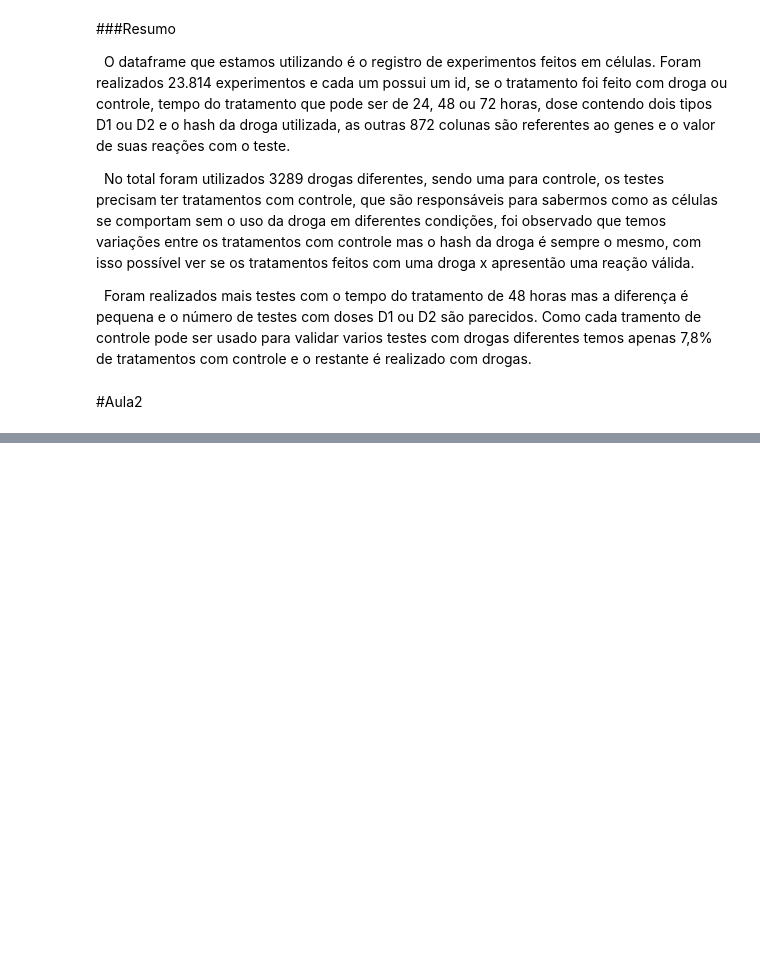
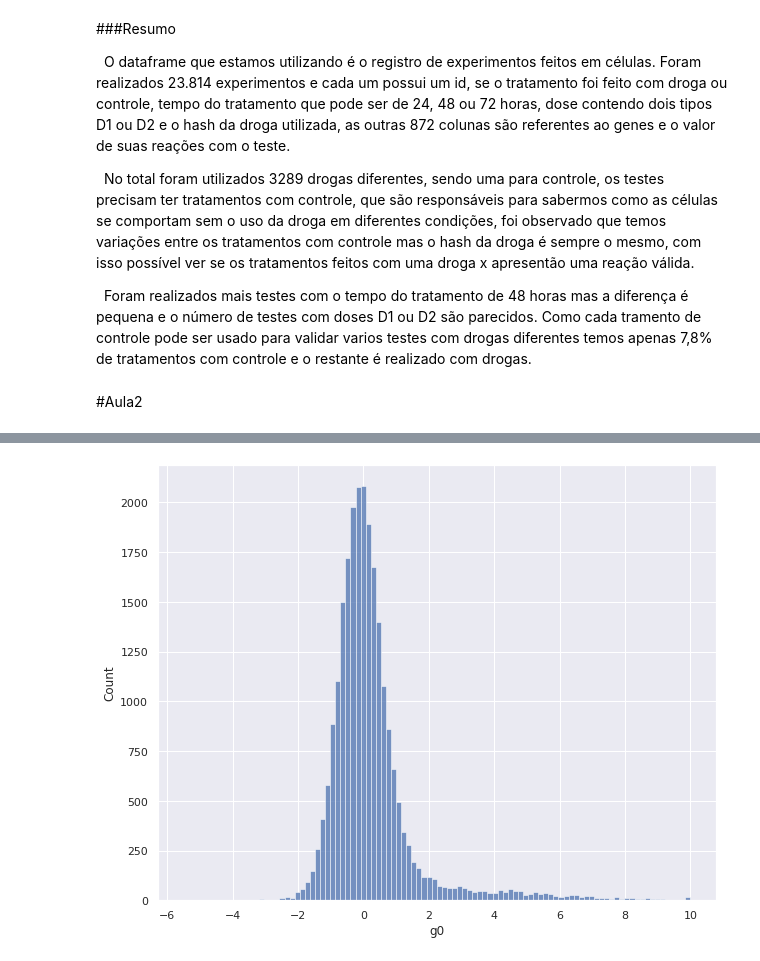
Before and after one commit to guidsantos/ImersaoDadosAlura, a Jupyter notebook: Imersão_de_Dados_Alura_01.ipynb, the cells around one changed output, grey strips where cells are left out. Saved outputs shown, nothing was run; the diff lists cells and outputs as text; code cells hidden in the pictures; blank space fills up the shorter version.

```diff
--- a/Imersão_de_Dados_Alura_01.ipynb
+++ b/Imersão_de_Dados_Alura_01.ipynb
@@ -301,0 +355,6 @@ Foram realizados mais testes com o tempo do tratamento de 48 horas mas a diferen
+# %%
+plt.figure(figsize=(10,8))
+sns.histplot(data=dados, x='g0', bins=100)
+plt.show()
+# %% [output]
+[figure, added]
```
Also changed, not shown: parts of 44 cells of this notebook.
